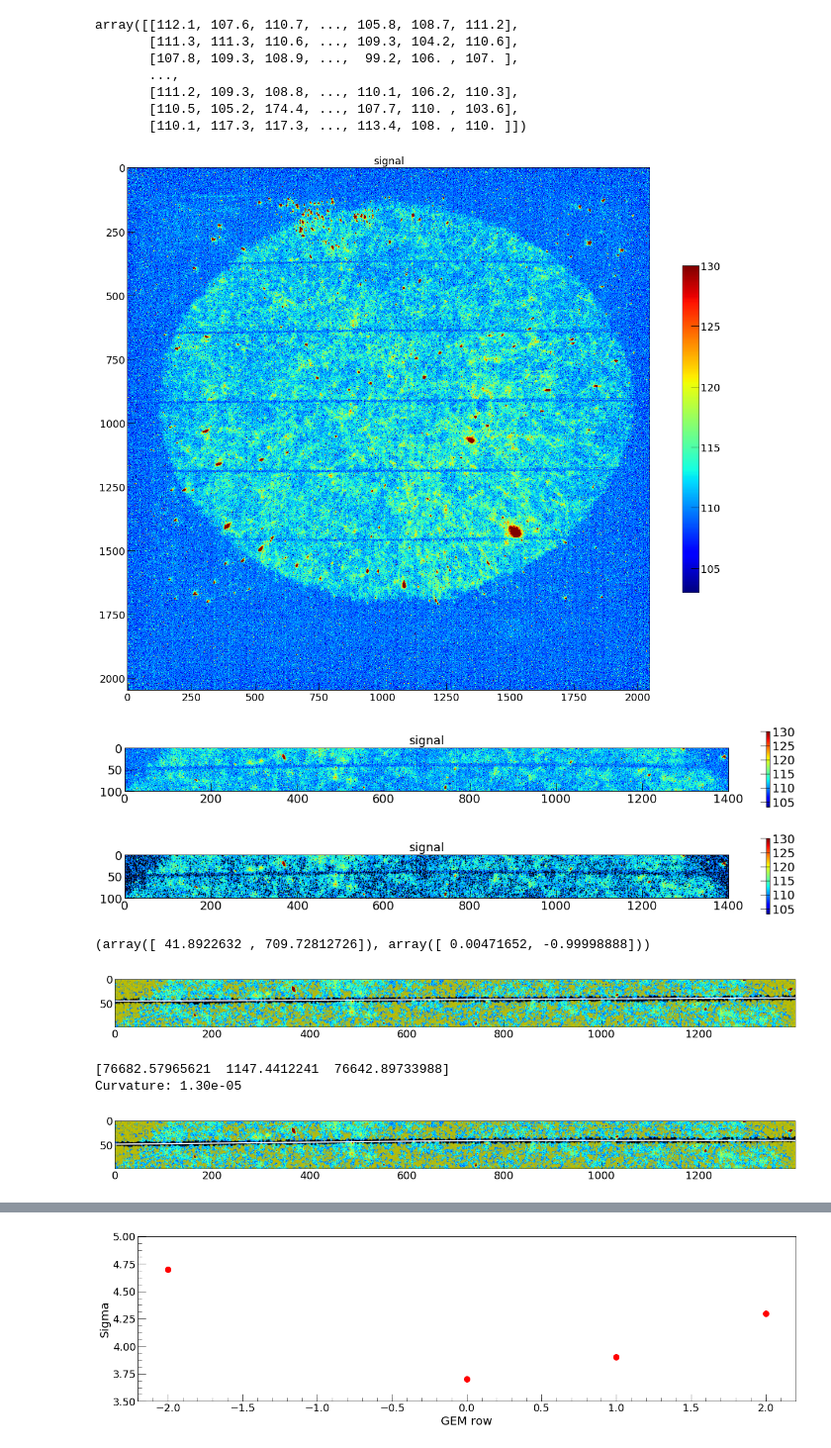
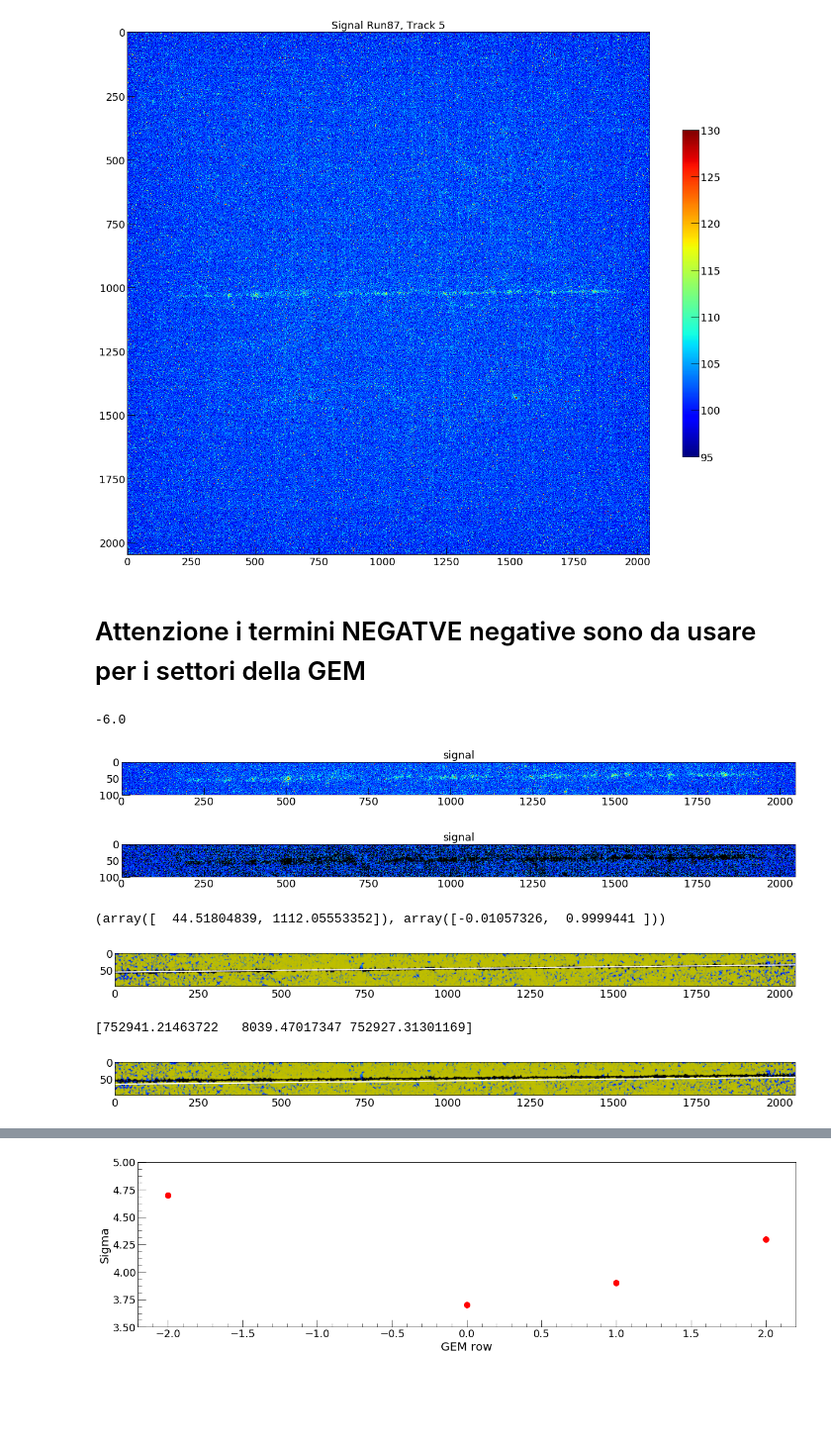
Before and after one commit to gmazzitelli/cygno, a Jupyter notebook: ImageProfiles-Calibration.ipynb, the cells around one changed output, grey strips where cells are left out. Shown at 99% size. Cells and saved outputs as stored; diff of their text form; code cells hidden in the pictures; blank space fills up the shorter version.

```diff
--- a/ImageProfiles-Calibration.ipynb
+++ b/ImageProfiles-Calibration.ipynb
@@ -13,10 +13,10 @@ pixelscale  = 0.125 #55e-3 #Orange 0.125 for lemonn mm/pixel
 # %%
 
 nsigma      = 1
-run         = 54
-traccia     = 1 #3
+run         = 87
+traccia     = 5 #3
 cimax       = 130
-cimin       = 103# 85
+cimin       = 95# 85
 dataSelection = 'BTF'
 image = cy.swift_read_image_h5(cy.imageFile2FullPathCygnus(dataSelection, run, traccia))
 try:
@@ -49,6 +49,6 @@ Sigma mean: 7.00, sigma: 7.50, over th. (50) 102031
 # %%
 ###### avarege NumImage
-NumImage = 10
+NumImage = 1
 max_image=np.size(cy.swift_listdir(cy.file2FullPathCygnus(dataSelection, run, 'H5')))
 print ("# of Image Files: %d" % (max_image))
 for iImg in range(0, NumImage):
@@ -72,38 +62,38 @@ print(image.mean(), image.std())
-# %%
-image
-# %% [output]
-array([[112.1, 107.6, 110.7, ..., 105.8, 108.7, 111.2],
-       [111.3, 111.3, 110.6, ..., 109.3, 104.2, 110.6],
-       [107.8, 109.3, 108.9, ...,  99.2, 106. , 107. ],
-       ...,
-       [111.2, 109.3, 108.8, ..., 110.1, 106.2, 110.3],
-       [110.5, 105.2, 174.4, ..., 107.7, 110. , 103.6],
-       [110.1, 117.3, 117.3, ..., 113.4, 108. , 110. ]])
 # %%
 cy.set_atlas_style("large")
 plt.imshow(image, vmin=cimin,vmax=cimax, cmap='jet')
 plt.colorbar(shrink=0.5)
-plt.title("signal")
+plt.title("Signal Run%d, Track %d" % (run, traccia))
 plt.show()
 # %% [output]
-[figure, old version]
+[figure, new version]
+# %% [markdown]
+# Attenzione i termini NEGATVE negative sono da usare per i settori della GEM
 # %%
 cy.set_atlas_style("large")
-#[330:430, 350:1750]
-#[600:700, 100:2048]
-#[870:950, 100:2048]
-#[1150:1230, 100:2048]
-#[1400:1500, 350:1750]
-imageCutted = image[330:430, 350:1750]
+# run 55 NEGATIVE
+#[330,430, 350,1750]
+#[600,700, 100,2048]
+#[870,950, 100,2048]
+#[1150,1230, 100,2048]
+#[1400,1500, 350,1750]
+##### ottimizzato per finetre verticali di 10 pixel
+[ys,ye,xs,xe] = [980,1080, 0,2048] #run 87 traccia 5
+
+#[ys,ye,xs,xe] = [1420,1520, 0,2048] #run 84 traccia 2
+imageCutted = image[ys:ye,xs:xe]
+trPos = 1024-(ys+ye)/2
+print (trPos)
 plt.imshow(imageCutted, vmin=cimin,vmax=cimax, cmap='jet')
-plt.colorbar(shrink=0.1)
+#plt.colorbar(shrink=0.1)
 plt.title("signal")
 plt.show()
-edges     = (imageCutted < 108)
+edges     = (imageCutted > 105) # NEGATVE per settori imageCutted < 108
+# edges     = (imageCutted > 108) # NEGATVE
 plt.imshow(imageCutted, vmin=cimin,vmax=cimax, cmap='jet')
 points    = np.array(np.nonzero(edges)).T.astype(float)
 plt.plot(points[:,1], points[:,0], "k.", markersize=1)
-plt.colorbar(shrink=0.1)
+#plt.colorbar(shrink=0.1)
 plt.title("signal")
 plt.show()
 from skimage.measure import LineModelND, CircleModel, ransac
@@ -120,6 +110,7 @@ outliers = inliers == False
 line_x = np.arange(0, imageCutted.shape[1])
 line_y = model.predict_y(line_x)
 line_y_robust = model_robust.predict_y(line_x)
+q,m = model_robust.params
 print(model_robust.params)
 
 fig, ax = plt.subplots()
@@ -129,42 +120,43 @@ ax.plot(points[inliers, 1], points[inliers, 0], '.k', alpha=0.6,
 ax.plot(points[outliers, 1], points[outliers, 0], '.y', alpha=0.6,
         label='Outlier data', markersize=6)
 #ax.plot(line_y, line_x, '-y', label='Line model from all data')
-ax.plot(line_y_robust, line_x, '-w', label='Robust line model', linewidth=2)
+ax.plot(line_y_robust, line_x, '-w', label='line fit', linewidth=2)
 #ax.legend()
 plt.xlim(0,imageCutted.shape[1]-1)
 plt.ylim(imageCutted.shape[0]-1,0)
 plt.show()
 
 modelc = CircleModel()
 modelc.estimate(points)
 
 model_robustc, inliers = ransac(points, CircleModel, min_samples=3,
                                residual_threshold=5, max_trials=1000)
 
 outliers = inliers == False
-circle_t = np.linspace(0, 2 * np.pi, 614)
+circle_t = np.linspace(0, 2 * np.pi, int(200 * np.pi))
 circle_xy = modelc.predict_xy(circle_t)
 circle_xy_robust = model_robustc.predict_xy(circle_t)
+
 print(model_robustc.params)
-cy, cx, r = model_robustc.params
-print("Curvature: %.2e" % (1/r))
+ccy, ccx, ccr = model_robustc.params
+
 
 fig, ax = plt.subplots()
 plt.imshow(imageCutted, vmin=cimin,vmax=cimax, cmap='jet')
 ax.plot(points[inliers, 1], points[inliers, 0], '.k', alpha=0.6,
         label='Inlier data', markersize=6)
 ax.plot(points[outliers, 1], points[outliers, 0], '.y', alpha=0.6,
         label='Outlier data', markersize=6)
 #ax.plot(line_y, line_x, '-y', label='Line model from all data')
-ax.plot(circle_xy_robust[:,1], circle_xy_robust[:,0], '-w', label='Robust line model', linewidth=2)
+ax.plot(circle_xy_robust[:,1], circle_xy_robust[:,0], '-w', label='circle fit', linewidth=2)
 plt.xlim(0,imageCutted.shape[1]-1)
 plt.ylim(imageCutted.shape[0]-1,0)
 plt.show()
 # %% [output]
+-6.0
-[figure, old version]
+[figure, new version]
-[figure, old version]
+[figure, new version]
-(array([ 41.8922632 , 709.72812726]), array([ 0.00471652, -0.99998888]))
+(array([  44.51804839, 1112.05553352]), array([-0.01057326,  0.9999441 ]))
-[figure, old version]
+[figure, new version]
-[76682.57965621  1147.4412241  76642.89733988]
-Curvature: 1.30e-05
+[752941.21463722   8039.47017347 752927.31301169]
-[figure, old version]
+[figure, new version]
```
Also changed, not shown: parts of 8 cells of this notebook, 31 other files.
